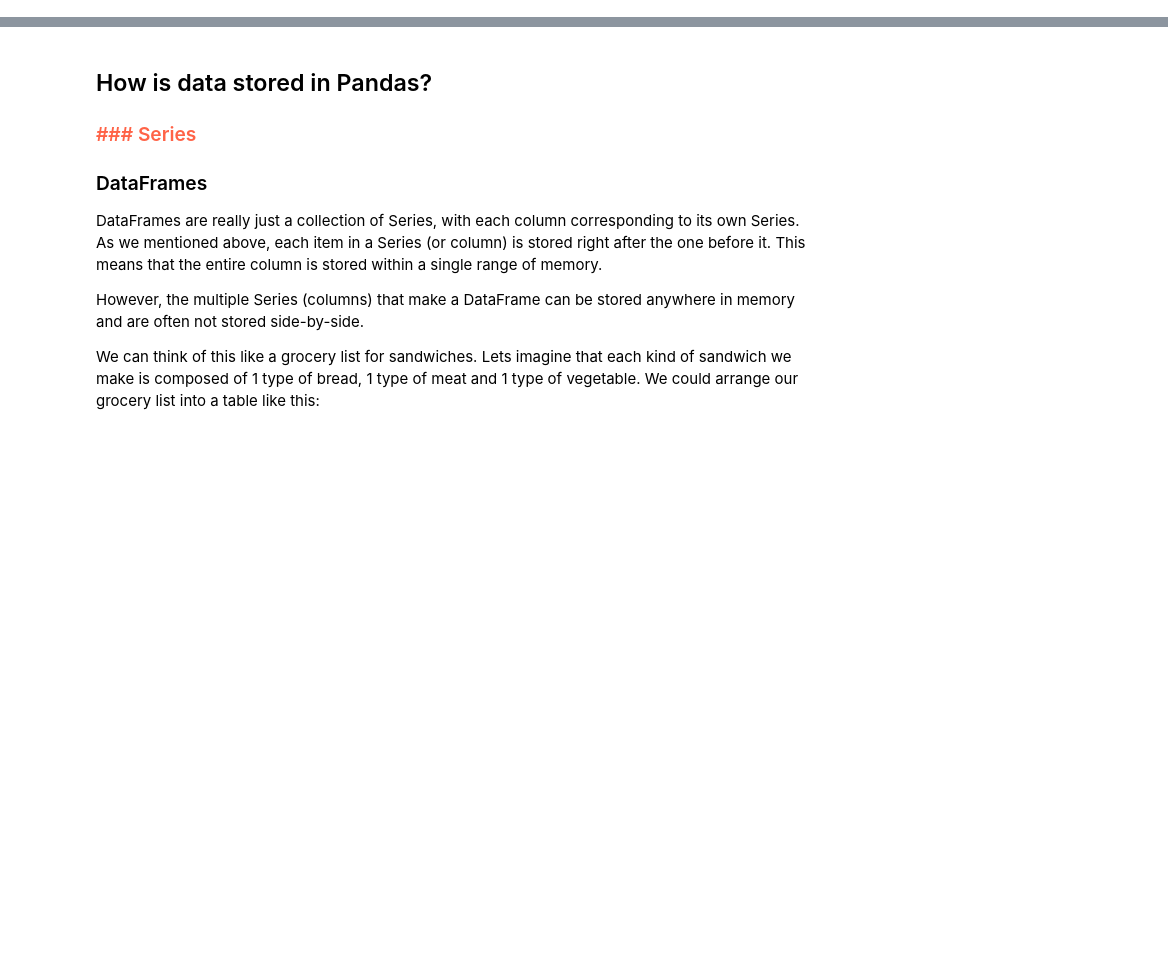
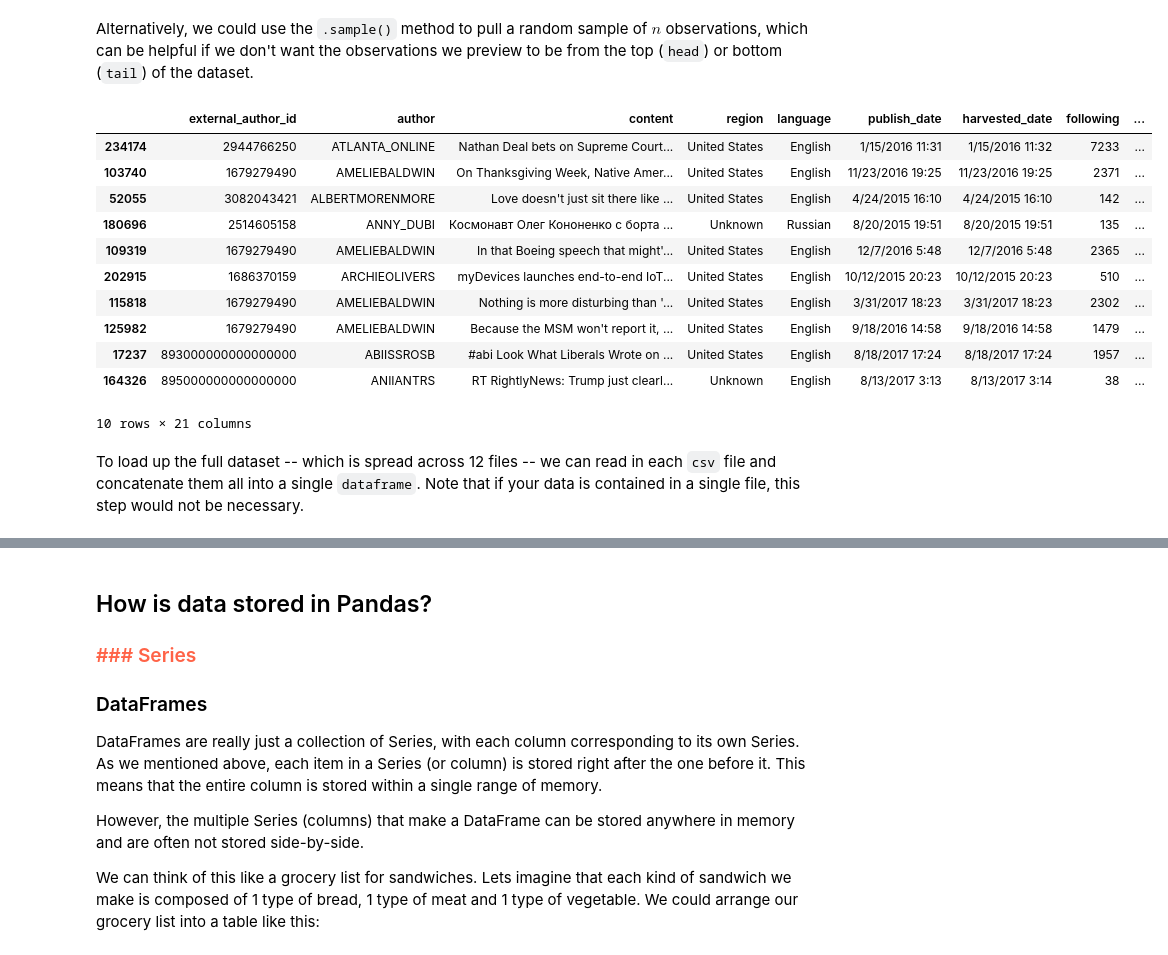
Before and after one commit to mclevey/GESIS_2020_Fundamentals, a Jupyter notebook: 03_numpy_pandas_mpl.ipynb, the cells around one changed output, grey strips where cells are left out. Saved outputs shown, nothing was run; the diff lists cells and outputs as text; code cells hidden in the pictures; blank space fills up the shorter version.

```diff
--- a/03_numpy_pandas_mpl.ipynb
+++ b/03_numpy_pandas_mpl.ipynb
@@ -60,0 +119,19 @@ However, by understanding a little about what is going on in the backend, we can
+# %% [markdown]
+Alternatively, we could use the `.sample()` method to pull a random sample of $n$ observations, which can be helpful if we don't want the observations we preview to be from the top (`head`) or bottom (`tail`) of the dataset.
+# %%
+df.sample(10)
+# %% [output]
+|  | external_author_id | author | content | region | language | publish_date | harvested_date | following | ... |
+| 234174 | 2944766250 | ATLANTA_ONLINE | Nathan Deal bets on Supreme Court... | United States | English | 1/15/2016 11:31 | 1/15/2016 11:32 | 7233 | ... |
+| 103740 | 1679279490 | AMELIEBALDWIN | On Thanksgiving Week, Native Amer... | United States | English | 11/23/2016 19:25 | 11/23/2016 19:25 | 2371 | ... |
+| 52055 | 3082043421 | ALBERTMORENMORE | Love doesn't just sit there like ... | United States | English | 4/24/2015 16:10 | 4/24/2015 16:10 | 142 | ... |
+| 180696 | 2514605158 | ANNY_DUBI | Космонавт Олег Кононенко с борта ... | Unknown | Russian | 8/20/2015 19:51 | 8/20/2015 19:51 | 135 | ... |
+| 109319 | 1679279490 | AMELIEBALDWIN | In that Boeing speech that might'... | United States | English | 12/7/2016 5:48 | 12/7/2016 5:48 | 2365 | ... |
+| 202915 | 1686370159 | ARCHIEOLIVERS | myDevices launches end-to-end IoT... | United States | English | 10/12/2015 20:23 | 10/12/2015 20:23 | 510 | ... |
+| 115818 | 1679279490 | AMELIEBALDWIN | Nothing is more disturbing than '... | United States | English | 3/31/2017 18:23 | 3/31/2017 18:23 | 2302 | ... |
+| 125982 | 1679279490 | AMELIEBALDWIN | Because the MSM won't report it, ... | United States | English | 9/18/2016 14:58 | 9/18/2016 14:58 | 1479 | ... |
+| 17237 | 893000000000000000 | ABIISSROSB | #abi Look What Liberals Wrote on ... | United States | English | 8/18/2017 17:24 | 8/18/2017 17:24 | 1957 | ... |
+| 164326 | 895000000000000000 | ANIIANTRS | RT RightlyNews: Trump just clearl... | Unknown | English | 8/13/2017 3:13 | 8/13/2017 3:14 | 38 | ... |
+10 rows × 21 columns
+# %% [markdown]
+To load up the full dataset -- which is spread across 12 files -- we can read in each `csv` file and concatenate them all into a single `dataframe`. Note that if your data is contained in a single file, this step would not be necessary.
```
Also changed, not shown: parts of 100 cells of this notebook, 33 other files.
